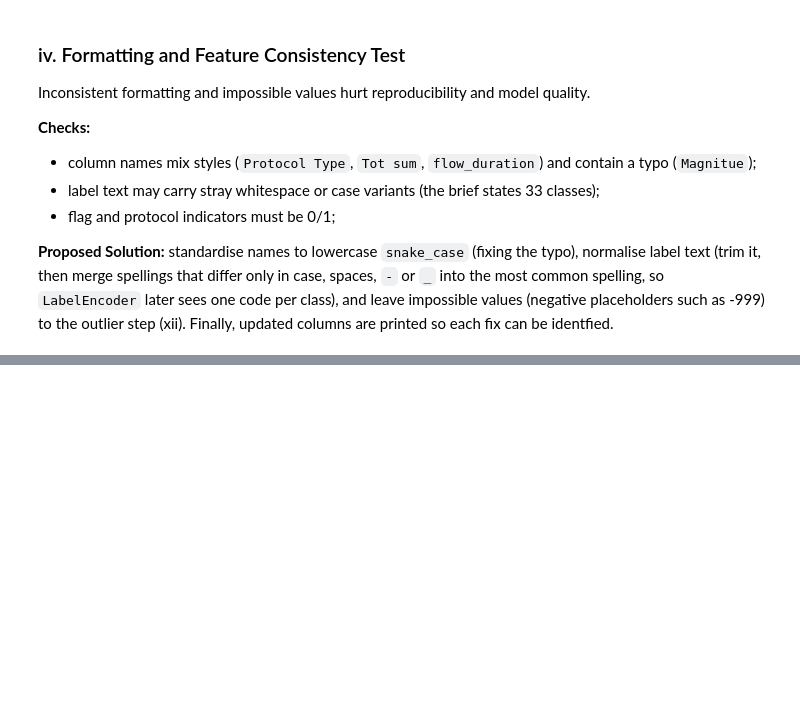
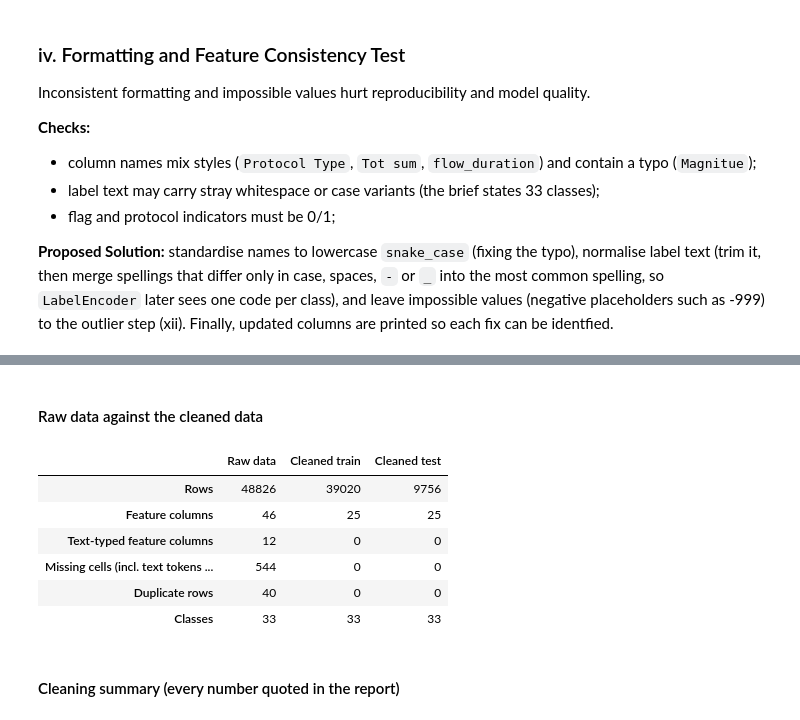
Before and after one commit to MR-Goldenyt/Argus, a Jupyter notebook: Argus.ipynb, the cells around one changed output, grey strips where cells are left out. Cells and saved outputs as stored; diff of their text form; code cells hidden in the pictures; blank space fills up the shorter version.

```diff
--- a/Argus.ipynb
+++ b/Argus.ipynb
@@ -717,20 +153,0 @@ Final assertions confirm the data is model-ready: no missing or infinite values,
-# %%
-# ======== Validation ========
-for name, part in {"train": X_train, "train_bal": X_train_bal, "test": X_test}.items():
-    assert np.isfinite(part.to_numpy()).all(), f"{name} has missing or infinite values"
-assert list(X_train.columns) == list(X_test.columns) == list(X_train_bal.columns), "Column mismatch between parts"
-assert LABEL_COL not in X_train and set(y_test) <= set(y_train), "Target leaked or class absent from train"
-rows = X_train.assign(**{LABEL_COL: y_train.to_numpy()})
-assert not rows.duplicated().any(), "Cleaning made training rows identical"
-assert rows.groupby(feature_cols)[LABEL_COL].nunique().max() == 1, "Identical inputs carry different labels"
-assert X_test.merge(X_train.drop_duplicates()).empty, "Test rows also appear in training (leakage)"
-print("Re-checks passed: no duplicate or label-conflicting training rows, no test row repeated in training")
-
-# ======== Export ========
-pd.concat([X_train, y_train.rename(LABEL_COL)], axis=1).to_csv("cleaned_train.csv", index=False)
-pd.concat([X_test, y_test.rename(LABEL_COL)], axis=1).to_csv("cleaned_test.csv", index=False)
-
-# ======== Conclusion ========
-print(f"Raw {ddf.shape} -> train {X_train.shape} | balanced train {X_train_bal.shape} | test {X_test.shape}")
-print(f"Features: 46 -> {X_train.shape[1]} ({len(BINARY)} indicator, {len(CONT)} continuous)")
-print("Dropped features:\n" + (pd.Series(dropped, name="reason").to_frame().to_string() if dropped else "none"))
@@ -1187,0 +1111,54 @@ else:
+# %% [markdown]
+#### Raw data against the cleaned data
+# %%
+# ======== Comparison: raw data vs cleaned data ========
+# One column per data set, one row per quality check
+comparison = pd.DataFrame(
+    {
+        "Raw data": [
+            len(ddf),
+            ddf.shape[1] - 1,
+            len(object_cols_before),  # text-typed feature columns found in step v
+            int(missing_values_after),  # empty cells plus the text tokens and placeholder codes
+            int(rows_removed),  # exact duplicates found in step vi
+            ddf[LABEL_COL].nunique(),
+        ],
+        "Cleaned train": [
+            len(X_train),
+            X_train.shape[1],
+            X_train.select_dtypes(exclude="number").shape[1],
+            int(X_train.isna().to_numpy().sum()),
+            int(X_train.duplicated().sum()),
+            y_train.nunique(),
+        ],
+        "Cleaned test": [
+            len(X_test),
+            X_test.shape[1],
+            X_test.select_dtypes(exclude="number").shape[1],
+            int(X_test.isna().to_numpy().sum()),
+            int(X_test.duplicated().sum()),
+            y_test.nunique(),
+        ],
+    },
+    index=[
+        "Rows",
+        "Feature columns",
+        "Text-typed feature columns",
+        "Missing cells (incl. text tokens and placeholder codes)",
+        "Duplicate rows",
+        "Classes",
+    ],
+)
+
+# ======== Conclusion ========
+display(comparison)
+# %% [output]
+|  | Raw data | Cleaned train | Cleaned test |
+| Rows | 48826 | 39020 | 9756 |
+| Feature columns | 46 | 25 | 25 |
+| Text-typed feature columns | 12 | 0 | 0 |
+| Missing cells (incl. text tokens ... | 544 | 0 | 0 |
+| Duplicate rows | 40 | 0 | 0 |
+| Classes | 33 | 33 | 33 |
+# %% [markdown]
+#### Cleaning summary (every number quoted in the report)
```
Also changed, not shown: parts of 69 cells of this notebook.
